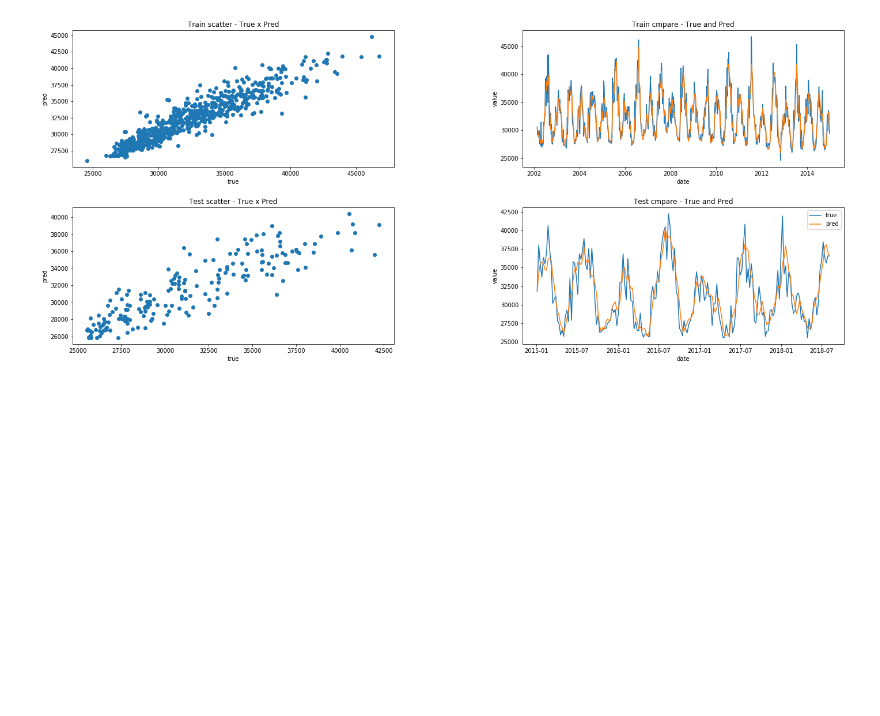
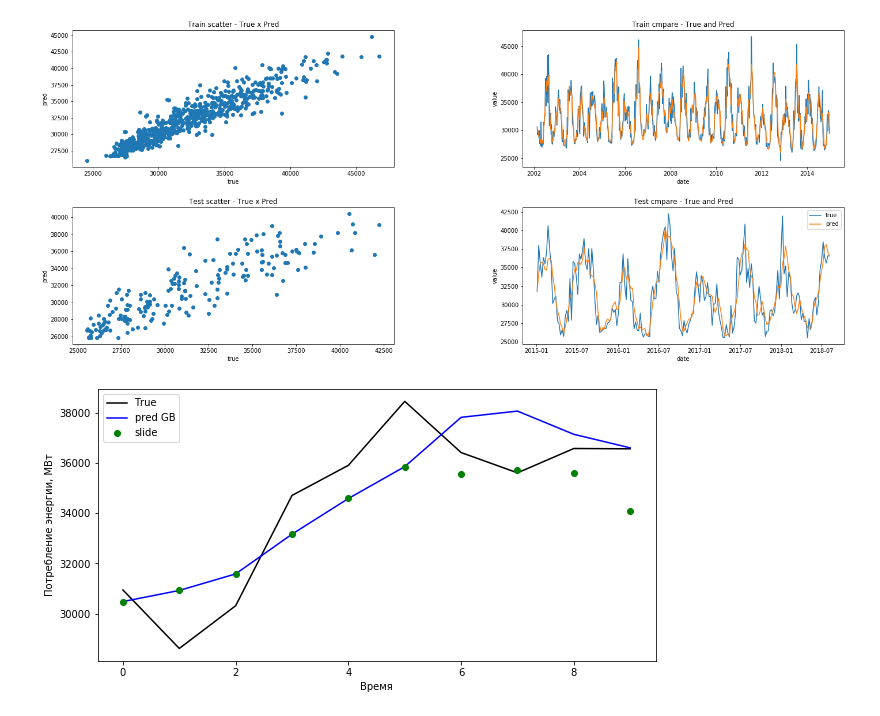
Before and after one commit to Yegor9151/Machine_learning_in_business, a Jupyter notebook: lesson4. time series part 4/lesson4 time series part 4.ipynb, the cells around one changed output. Drawn from its saved outputs; the diff is of its cells as text; code cells hidden in the pictures; blank space fills up the shorter version.

```diff
--- a/lesson4. time series part 4/lesson4 time series part 4.ipynb
+++ b/lesson4. time series part 4/lesson4 time series part 4.ipynb
@@ -84,7 +84,7 @@ plt.show()
 h = 4
 
 y_train = df_week['PJME_MW'][:-h][-180:]
-y_test = df_week['PJME_MW'][-h:]
+y_test_4 = df_week['PJME_MW'][-h:]
 
 # ARIMA
 p, d, q = 3, 0, 2
@@ -106,7 +106,7 @@ plt.figure(figsize=(16,5))
 
 # true values
 plt.plot(y_train[-N:].index, y_train[-N:], label='train')
-plt.plot(y_test.index, y_test, label='test')
+plt.plot(y_test_4.index, y_test_4, label='test')
 # forecasts
 plt.plot(y_train[-N:].index, y_forecast[0][-N:], color='darkred', label='forecast')
 plt.plot(y_train[-N:].index, y_forecast[2][-N:], '--g', label='confidense interval')
@@ -302,3 +302,37 @@ Error differense:
         MSE diff = 1691138.82
         MAE diff = 463.0
 [figure]
+# %%
+X_test_с = X_test.copy()
+y_pred_с = y_test_pred.copy()
+
+# p = 60
+h = 4
+
+for i in range(h, 0, -1):
+    # predict
+    y_pred_с[-i] = model_gbr.predict(X_test_с.iloc[[i]])
+
+    # vector
+    y_pred_с[-i+1] = (y_pred_с[-i] - y_pred_с.mean()) / (y_test_pred.var())**(1/2)
+
+    # features
+    X_test_с['d_w7'][-i+1] = (y_pred_с[i-3:i+1]).mean()
+
+    for j in range(1,9):
+        alpha = j*0.01
+        X_test_с[f'exp_0_0{j}'][-i+1] = X_test_с[f'exp_0_0{j}'][-i]*(1-alpha)+ alpha * y_pred_с[-i+1]
+# %%
+plt.figure( figsize=(10, 5))
+
+plt.plot(y_test.values[-10:], c='black', label='True')
+plt.plot(y_test_pred[-10:], 'b', label='pred GB')
+plt.plot(y_pred_с[-10:], 'og', label='slide')
+
+plt.xlabel('Время')
+plt.ylabel('Потребление энергии, МВт')
+
+plt.legend()
+plt.show()
+# %% [output]
+[figure, added]
```
Also changed, not shown: parts of 3 cells of this notebook.
